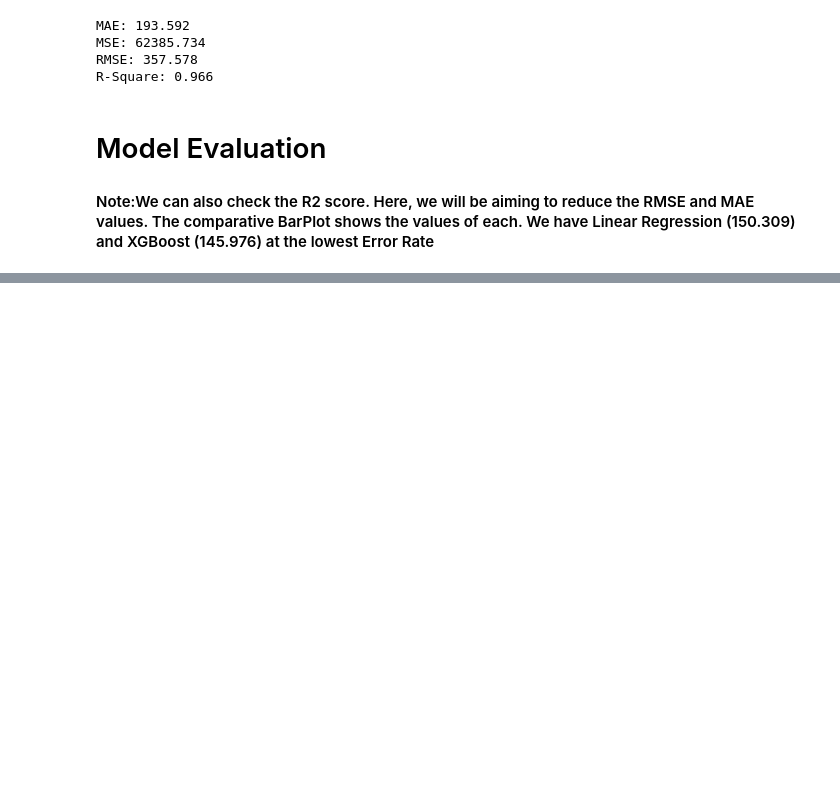
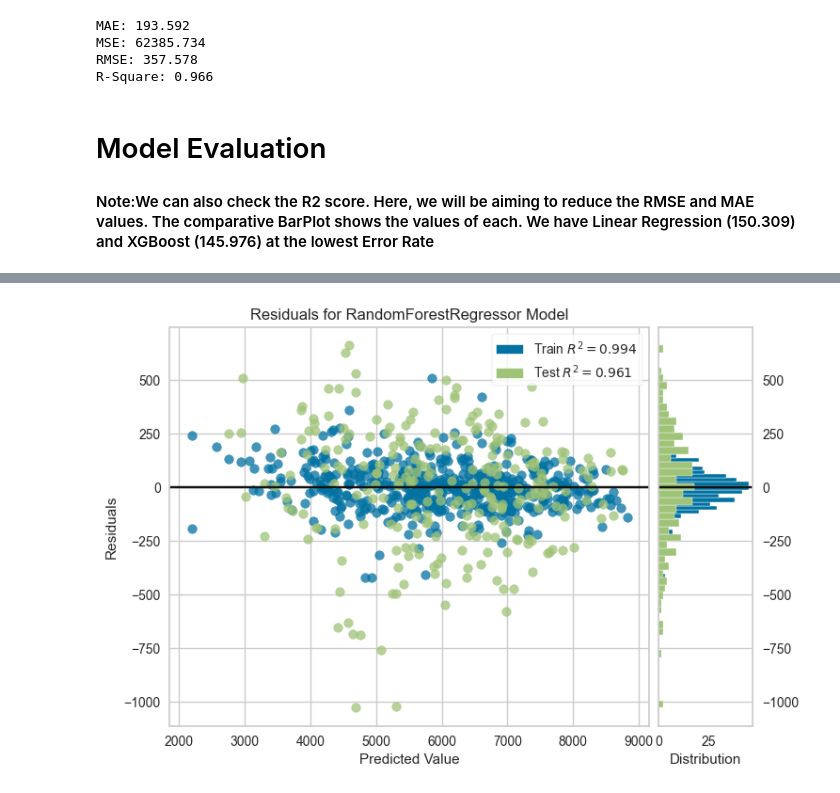
Before and after one commit to tushar2704/Wild_Blueberry_Yield_Prediction, a Jupyter notebook: src/notebooks/Wild Blueberry Yield Prediction.ipynb, the cells around one changed output, grey strips where cells are left out. Drawn from its saved outputs; the diff is of its cells as text; code cells hidden in the pictures; blank space fills up the shorter version.

```diff
--- a/src/notebooks/Wild Blueberry Yield Prediction.ipynb
+++ b/src/notebooks/Wild Blueberry Yield Prediction.ipynb
@@ -592,0 +811,9 @@ R-Square: 0.966
+# %%
+#Residual Plot
+visualizer = ResidualsPlot(best_param_model)
+visualizer.fit(X_train_fs, y_train)
+visualizer.score(X_test_fs, y_test)
+visualizer.show()
+plt.show()
+# %% [output]
+[figure, added]
```
Also changed, not shown: parts of 32 cells of this notebook, 7 other files.
